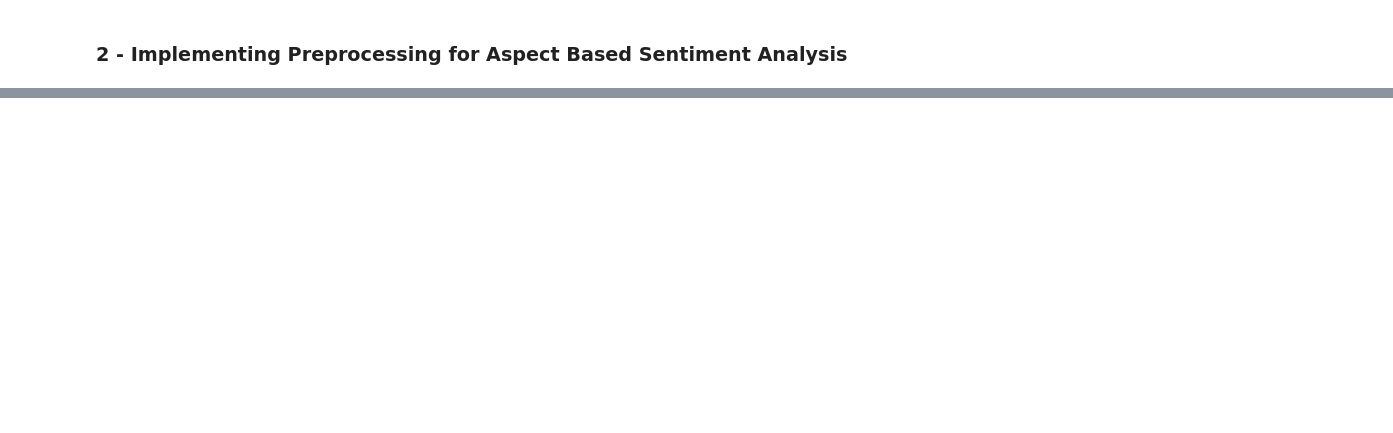
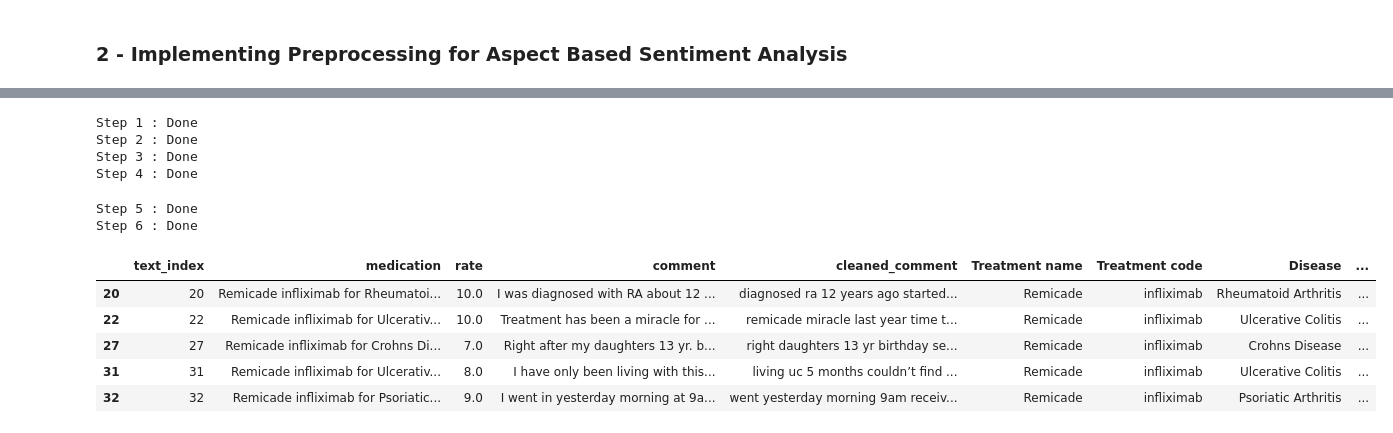
Before and after one commit to lolavtrc/quinten_healthcare, a Jupyter notebook: Aspect Based Sentiment Analysis.ipynb, the cells around one changed output, grey strips where cells are left out. Drawn from its saved outputs; the diff is of its cells as text; code cells hidden in the pictures; blank space fills up the shorter version.

```diff
--- a/Aspect Based Sentiment Analysis.ipynb
+++ b/Aspect Based Sentiment Analysis.ipynb
@@ -291,0 +469,18 @@ Step 6 : Done
+# %%
+# Preprocess the positive dataframe
+df_positive = df[df['sentiment']=='POSITIVE'].copy()
+df_positive_preprocessed = preprocessing_for_ABSA(df_positive)
+df_positive_preprocessed.head()
+# %% [output]
+Step 1 : Done
+Step 2 : Done
+Step 3 : Done
+Step 4 : Done
+Step 5 : Done
+Step 6 : Done
+|  | text_index | medication | rate | comment | cleaned_comment | Treatment name | Treatment code | Disease | ... |
+| 20 | 20 | Remicade infliximab for Rheumatoi... | 10.0 | I was diagnosed with RA about 12 ... | diagnosed ra 12 years ago started... | Remicade | infliximab | Rheumatoid Arthritis | ... |
+| 22 | 22 | Remicade infliximab for Ulcerativ... | 10.0 | Treatment has been a miracle for ... | remicade miracle last year time t... | Remicade | infliximab | Ulcerative Colitis | ... |
+| 27 | 27 | Remicade infliximab for Crohns Di... | 7.0 | Right after my daughters 13 yr. b... | right daughters 13 yr birthday se... | Remicade | infliximab | Crohns Disease | ... |
+| 31 | 31 | Remicade infliximab for Ulcerativ... | 8.0 | I have only been living with this... | living uc 5 months couldn’t find ... | Remicade | infliximab | Ulcerative Colitis | ... |
+| 32 | 32 | Remicade infliximab for Psoriatic... | 9.0 | I went in yesterday morning at 9a... | went yesterday morning 9am receiv... | Remicade | infliximab | Psoriatic Arthritis | ... |
```
Also changed, not shown: parts of 18 cells of this notebook, 1 other file.
